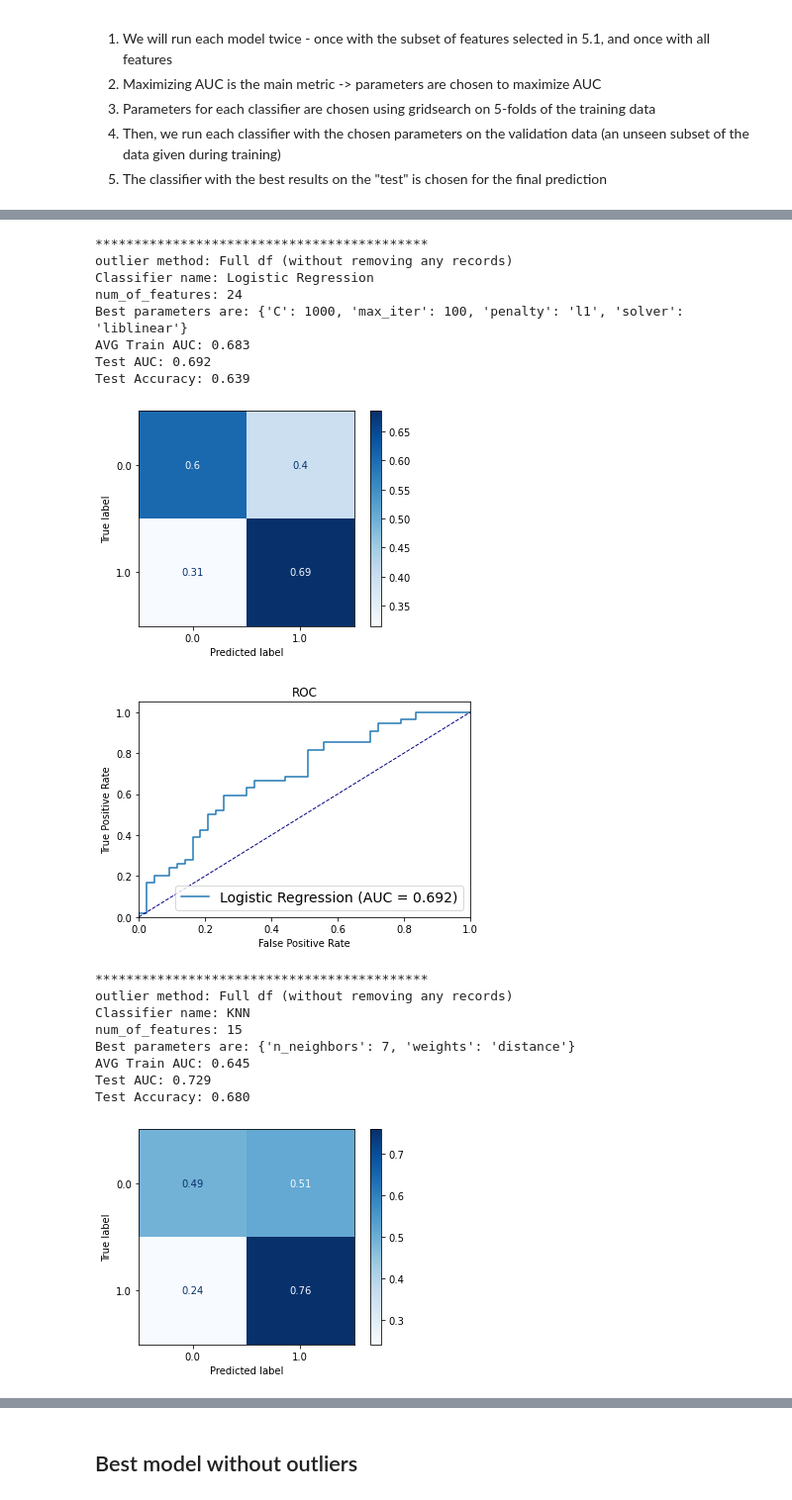
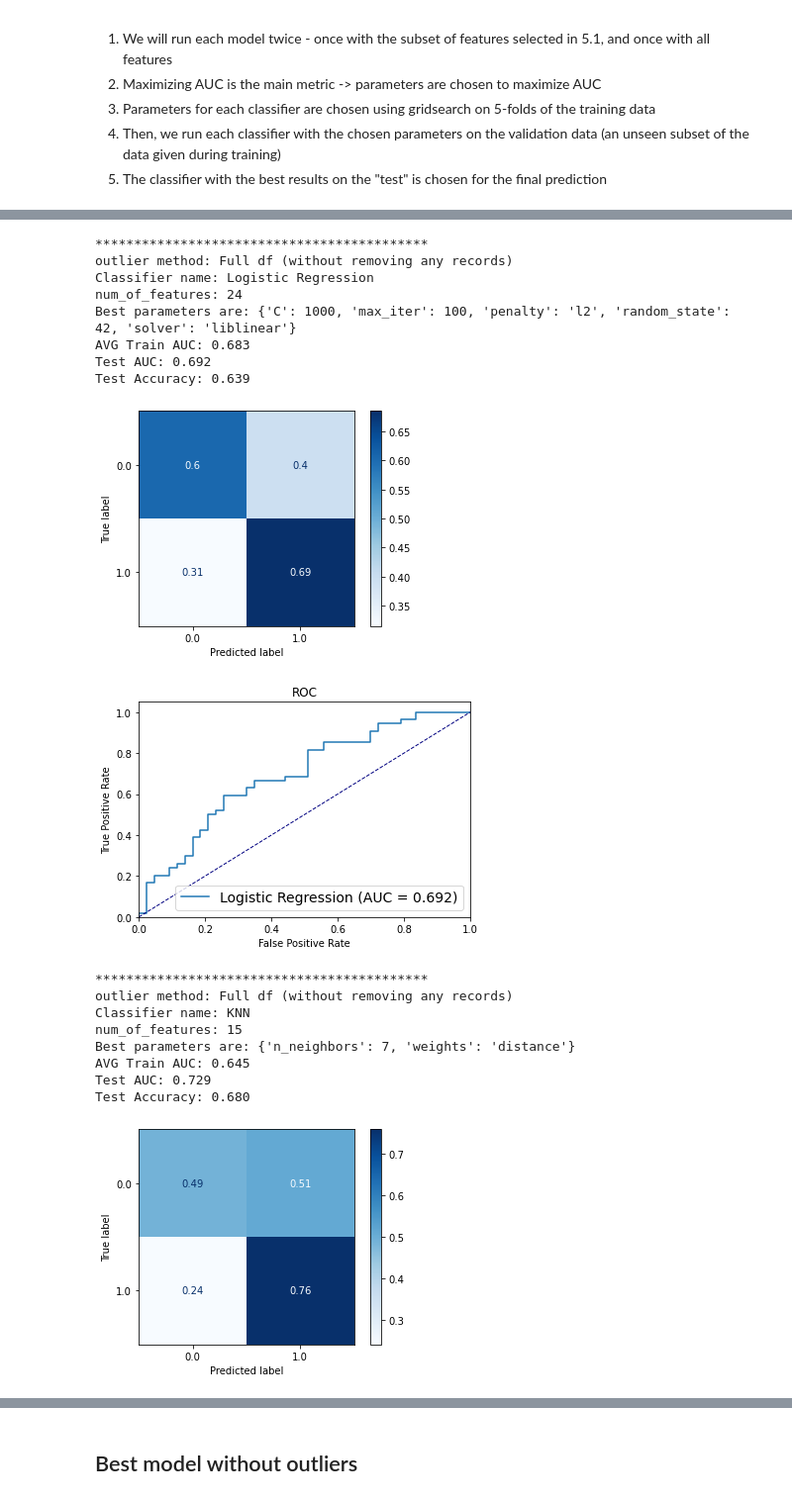
Before and after one commit to tamarshnirer/Anomality_Detection_in_Lymphoma_Patients, a Jupyter notebook: Untitled.ipynb, the cells around one changed output, grey strips where cells are left out. Shown at 99% size. Cells and saved outputs as stored; diff of their text form; code cells hidden in the pictures.

```diff
--- a/Untitled.ipynb
+++ b/Untitled.ipynb
@@ -1062,7 +1084,8 @@ param_dist = {
                     'C': [1, 100,1000], # We have examined a larget range of Cs, but to save runtime we will explore these 3 which produced better results
                     'penalty': ['l1','l2'], # the norm used in the penalization
                     'max_iter': [100], # Maximum number of iterations taken for the solvers to converge
-                    'solver': ["liblinear"] # Algorithm to use in the optimization problem, 'liblinear' performs better on smaller datasets
+                    'solver': ["liblinear"], # Algorithm to use in the optimization problem, 'liblinear' performs better on smaller datasets
+                    'random_state': [42]
                 },
 
                 'KNN':
@@ -1082,13 +1105,15 @@ param_dist = {
 #                     'max_depth':[12,25,None],    # The maximum depth of the tree. If None, then nodes are expanded until all leaves are pure or until all leaves contain less than min_samples_split samples
                     'max_depth':[25,None],    # To Save final runtime, we chose these values which produced the best results
                     'max_features':["auto",None], # The number of features to consider when looking for the best split
-                    'bootstrap':[True]           # Whether bootstrap samples are used when building trees
-                 },
+                    'bootstrap':[True],           # Whether bootstrap samples are used when building trees
+                    'random_state': [42]
+                },
                  'MLPClassifier':
                 {
                     'hidden_layer_sizes':[(len(all_features),),(len(permutation_importance_feaures),20,10)], # The number of neuorons in each layer
                     'activation':['logistic','relu'],                   # Activation function of the hidden layer
-                    'max_iter':[120]                                    # Maximum number of iterations
+                    'max_iter':[120] ,                                   # Maximum number of iterations
+                    'random_state': [42]
                     # Optimization on the training data does not converge at this maximum number of iterations, but we chose this to save runtime.
                     # 'max_iter':[100,120,150,200]
                  },
@@ -1099,7 +1124,7 @@ best_params_per_model = {}
 y_pred_dict_per_model = {} # Saving the prediction of each model so we could show all ROC curves in one plot
 best_params_dct = {}
 aucs = {}
-
+aucs_with_outliers = {}
 for outlier_detection_method in outlier_removal_method_dict:
     for classifier_name in model_clf:
         for feat_group in (permutation_importance_feaures,all_features):
@@ -1130,11 +1155,15 @@ for outlier_detection_method in outlier_removal_method_dict:
 
             fpr, tpr, thresholds = metrics.roc_curve(y_test_labeled, y_pred, pos_label=1)
             auc = metrics.auc(fpr,tpr)
+            if outlier_detection_method == 'Full df (without removing any records)':
+                aucs_with_outliers[classifier_name] = auc
+            else:
+                aucs[(classifier_name,outlier_detection_method)] = auc
             accuracy_score = metrics.accuracy_score(y_test_labeled, np.round(y_pred))
             print('Test AUC: {:.3f}'.format(auc))
             print('Test Accuracy: {:.3f}'.format(accuracy_score))
             best_params_per_model[(classifier_name,outlier_detection_method,len(feat_group))] = best_params
-            aucs[(classifier_name,outlier_detection_method)] = auc
+
 
             #----- Plots -----
             # Plot ROC
@@ -1163,17 +1192,17 @@ Best parameters are: {'C': 1, 'max_iter': 100, 'penalty': 'l1', 'solver': 'libli
 AVG Train AUC: 0.696
 Test AUC: 0.777
 Test Accuracy: 0.649
 [figure]
 *******************************************
 outlier method: Full df (without removing any records)
 Classifier name: Logistic Regression
 num_of_features: 24
-Best parameters are: {'C': 1000, 'max_iter': 100, 'penalty': 'l1', 'solver': 'liblinear'}
+Best parameters are: {'C': 1000, 'max_iter': 100, 'penalty': 'l2', 'random_state': 42, 'solver': 'liblinear'}
 AVG Train AUC: 0.683
 Test AUC: 0.692
 Test Accuracy: 0.639
 [figure]
-[figure, old version]
+[figure, new version]
 *******************************************
 outlier method: Full df (without removing any records)
 Classifier name: KNN
```
Also changed, not shown: parts of 14 cells of this notebook.
